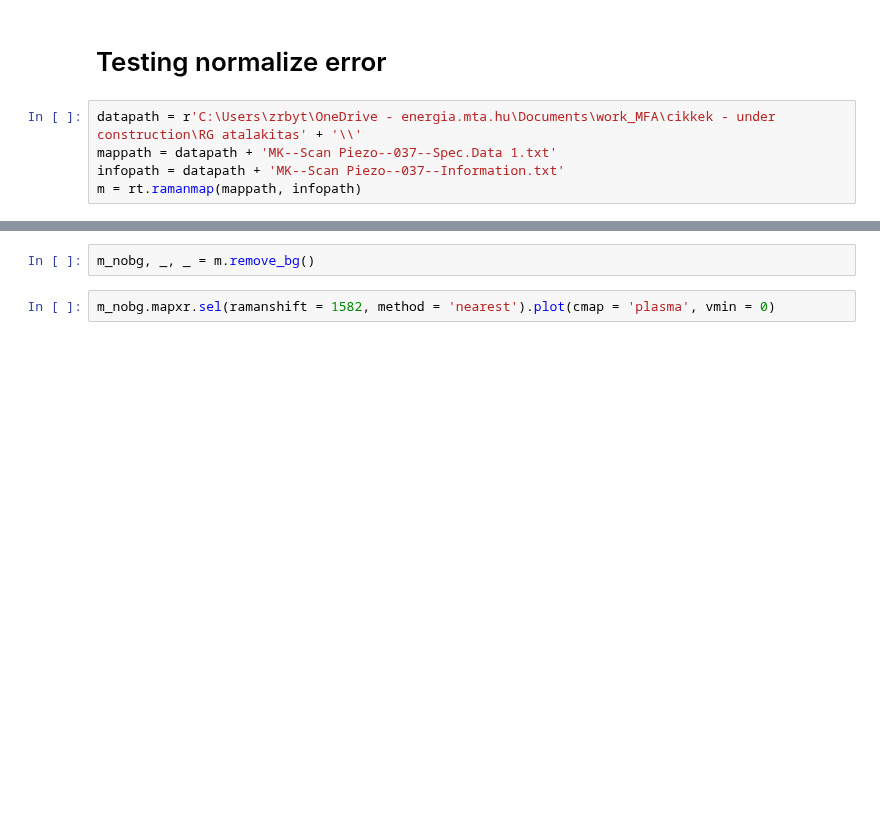
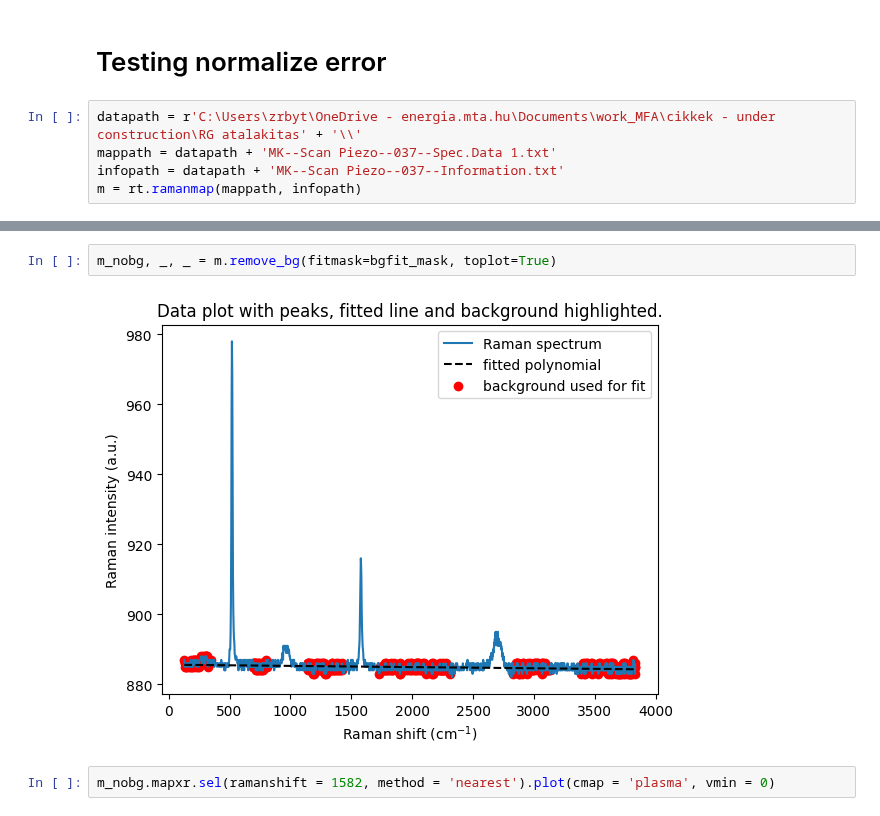
Before and after one commit to zrbyte/ramantools, a Jupyter notebook: testing.ipynb, the cells around one changed output, grey strips where cells are left out. Saved outputs shown, nothing was run; the diff lists cells and outputs as text; blank space fills up the shorter version.

```diff
--- a/testing.ipynb
+++ b/testing.ipynb
@@ -35,5 +45,7 @@ m = rt.ramanmap(mappath, infopath)
 # %%
-m_nobg, _, _ = m.remove_bg()
+m_nobg, _, _ = m.remove_bg(fitmask=bgfit_mask, toplot=True)
+# %% [output]
+[figure, added]
 # %%
 m_nobg.mapxr.sel(ramanshift = 1582, method = 'nearest').plot(cmap = 'plasma', vmin = 0)
 # %% [output]
```
Also changed, not shown: parts of 11 cells of this notebook.
